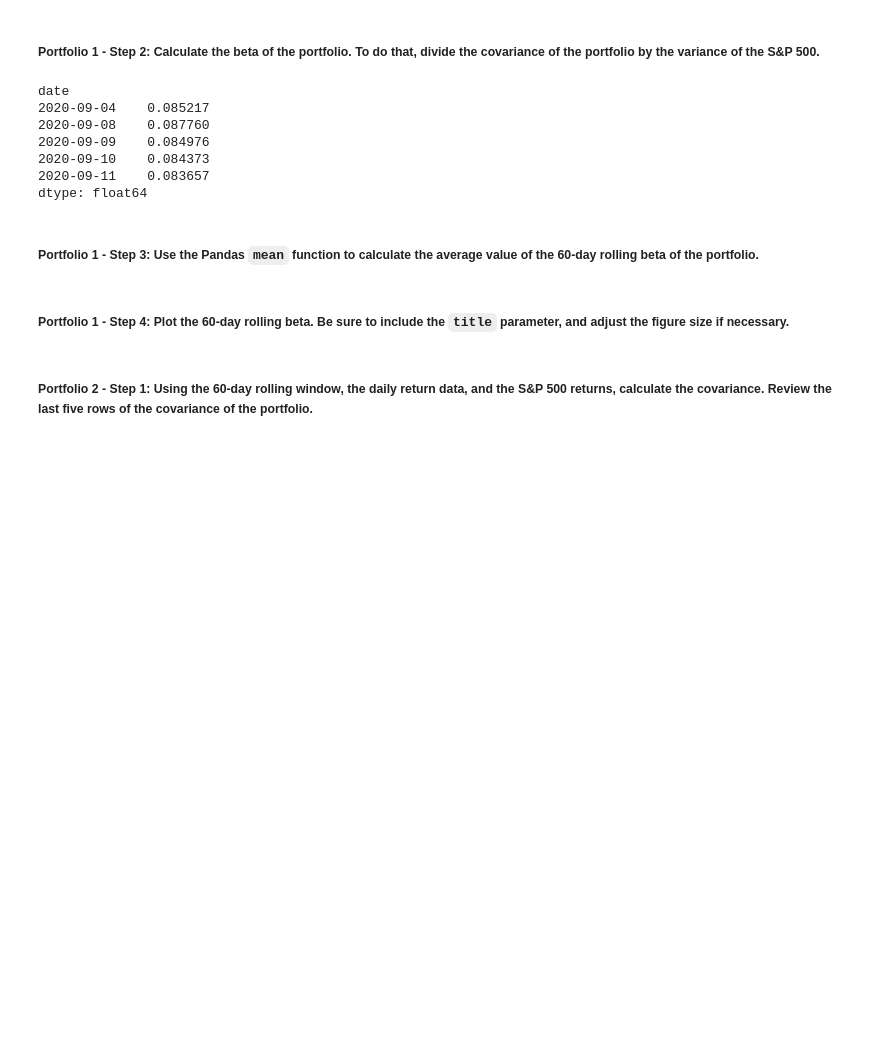
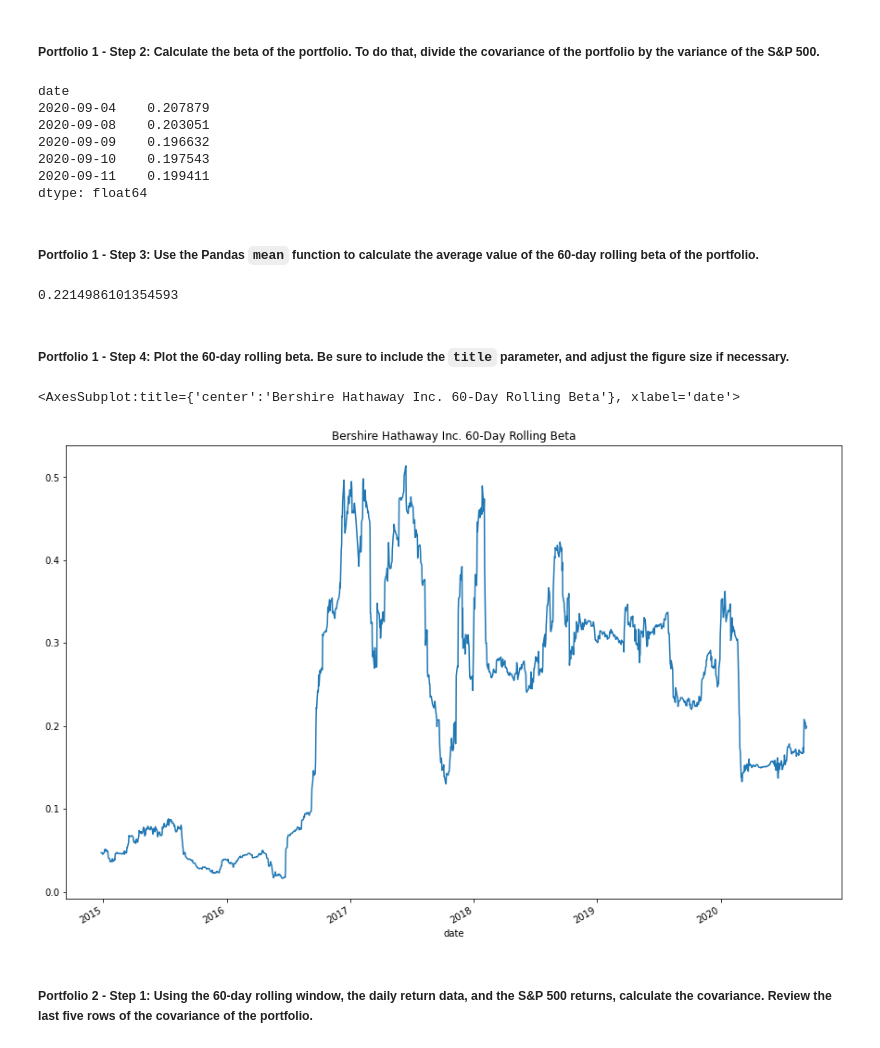
Before and after one commit to nmendelow/bootcamp_challenge_4, a Jupyter notebook: risk_return_analysis.ipynb, the cells around one changed output. Cells and saved outputs as stored; diff of their text form; code cells hidden in the pictures; blank space fills up the shorter version.

Commit message:
This is the completed analysis. I chose 2 of the 4 funds to compare 60-day rolling betas and offer a recommendation on which fund offered the best investment option. I also updated the readme file.

```diff
--- a/risk_return_analysis.ipynb
+++ b/risk_return_analysis.ipynb
@@ -459,29 +417,34 @@ dtype: float64
 ##### Portfolio 1 - Step 2: Calculate the beta of the portfolio. To do that, divide the covariance of the portfolio by the variance of the S&P 500.
 # %%
 # Calculate the beta based on the 60-day rolling covariance compared to the market (S&P 500)
+berkshire_beta = berkshire_covariance / variance_df
+
 # Review the last five rows of the beta information
-paulson_beta = paulson_covariance / variance_df
-
-paulson_beta.tail()
+berkshire_beta.tail()
 # %% [output]
 date
-2020-09-04    0.085217
-2020-09-08    0.087760
-2020-09-09    0.084976
-2020-09-10    0.084373
-2020-09-11    0.083657
+2020-09-04    0.207879
+2020-09-08    0.203051
+2020-09-09    0.196632
+2020-09-10    0.197543
+2020-09-11    0.199411
 dtype: float64
 # %% [markdown]
 ##### Portfolio 1 - Step 3: Use the Pandas `mean` function to calculate the average value of the 60-day rolling beta of the portfolio.
 # %%
 # Calculate the average of the 60-day rolling beta
-# YOUR CODE HERE
+berkshire_beta.mean()
+# %% [output]
+0.2214986101354593
 # %% [markdown]
 ##### Portfolio 1 - Step 4: Plot the 60-day rolling beta. Be sure to include the `title` parameter, and adjust the figure size if necessary.
 # %%
 # Plot the rolling beta
 # Include a title parameter and adjust the figure size
-# YOUR CODE HERE
+berkshire_beta.plot(figsize = (15,10), title = "Bershire Hathaway Inc. 60-Day Rolling Beta")
+# %% [output]
+<AxesSubplot:title={'center':'Bershire Hathaway Inc. 60-Day Rolling Beta'}, xlabel='date'>
+[figure, added]
 # %% [markdown]
 ##### Portfolio 2 - Step 1: Using the 60-day rolling window, the daily return data, and the S&P 500 returns, calculate the covariance. Review the last five rows of the covariance of the portfolio.
 # %%
```
Also changed, not shown: parts of 9 cells of this notebook, 1 other file.
